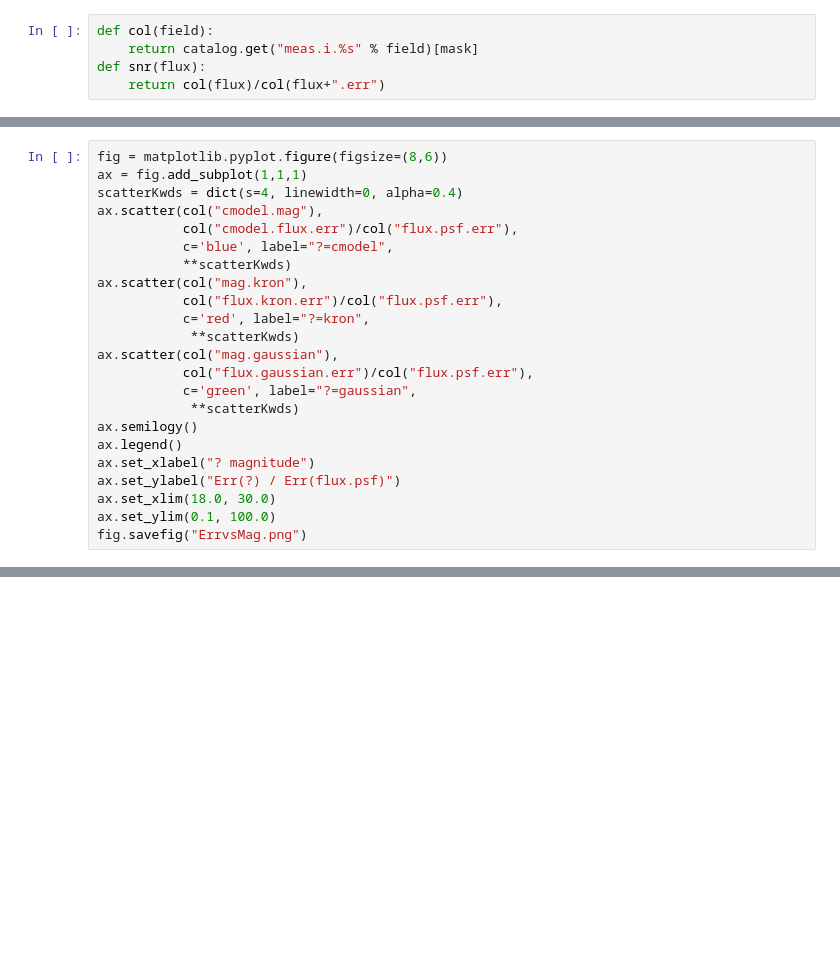
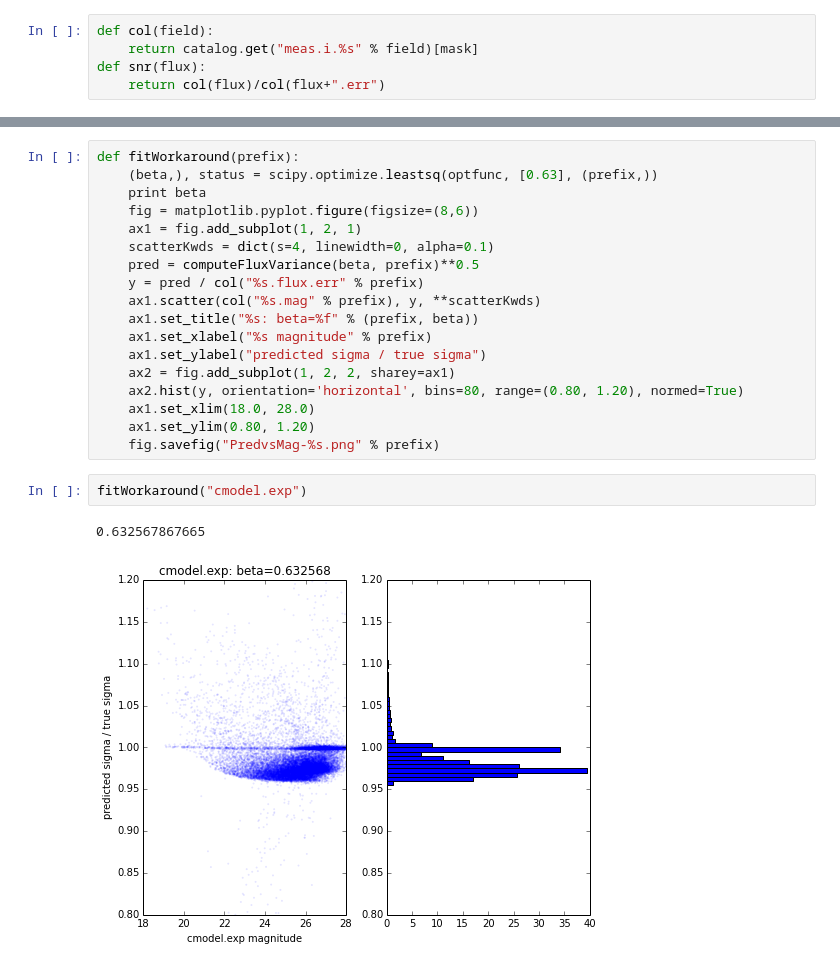
Before and after one commit to TallJimbo/analysis, a Jupyter notebook: HSC-1313.ipynb, the cells around one changed output, grey strips where cells are left out. Cells and saved outputs as stored; diff of their text form; blank space fills up the shorter version.

```diff
--- a/HSC-1313.ipynb
+++ b/HSC-1313.ipynb
@@ -123,23 +111,0 @@ fig.savefig("SNRvsMag.png")
-# %%
-fig = matplotlib.pyplot.figure(figsize=(8,6))
-ax = fig.add_subplot(1,1,1)
-scatterKwds = dict(s=4, linewidth=0, alpha=0.4)
-ax.scatter(col("cmodel.mag"),
-           col("cmodel.flux.err")/col("flux.psf.err"),
-           c='blue', label="?=cmodel",
-           **scatterKwds)
-ax.scatter(col("mag.kron"),
-           col("flux.kron.err")/col("flux.psf.err"),
-           c='red', label="?=kron",
-            **scatterKwds)
-ax.scatter(col("mag.gaussian"),
-           col("flux.gaussian.err")/col("flux.psf.err"),
-           c='green', label="?=gaussian",
-            **scatterKwds)
-ax.semilogy()
-ax.legend()
-ax.set_xlabel("? magnitude")
-ax.set_ylabel("Err(?) / Err(flux.psf)")
-ax.set_xlim(18.0, 30.0)
-ax.set_ylim(0.1, 100.0)
-fig.savefig("ErrvsMag.png")
@@ -147,0 +145,23 @@ fig.savefig("ErrvsMag.png")
+# %%
+def fitWorkaround(prefix):
+    (beta,), status = scipy.optimize.leastsq(optfunc, [0.63], (prefix,))
+    print beta
+    fig = matplotlib.pyplot.figure(figsize=(8,6))
+    ax1 = fig.add_subplot(1, 2, 1)
+    scatterKwds = dict(s=4, linewidth=0, alpha=0.1)
+    pred = computeFluxVariance(beta, prefix)**0.5
+    y = pred / col("%s.flux.err" % prefix)
+    ax1.scatter(col("%s.mag" % prefix), y, **scatterKwds)
+    ax1.set_title("%s: beta=%f" % (prefix, beta))
+    ax1.set_xlabel("%s magnitude" % prefix)
+    ax1.set_ylabel("predicted sigma / true sigma")
+    ax2 = fig.add_subplot(1, 2, 2, sharey=ax1)
+    ax2.hist(y, orientation='horizontal', bins=80, range=(0.80, 1.20), normed=True)
+    ax1.set_xlim(18.0, 28.0)
+    ax1.set_ylim(0.80, 1.20)
+    fig.savefig("PredvsMag-%s.png" % prefix)
+# %%
+fitWorkaround("cmodel.exp")
+# %% [output]
+0.632567867665
+[figure, added]
```
Also changed, not shown: parts of 11 cells of this notebook.
